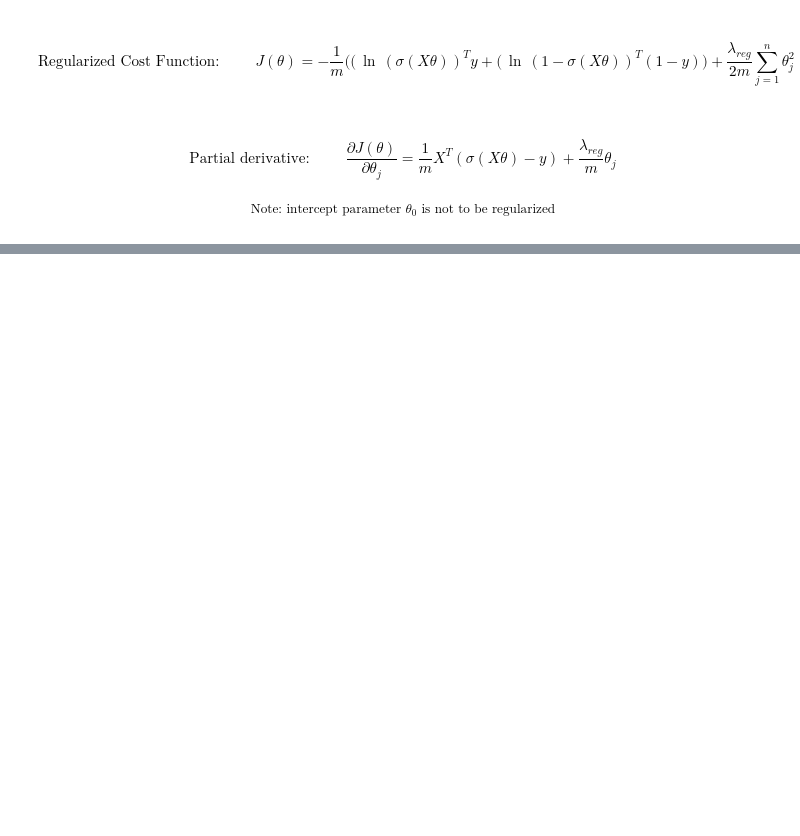
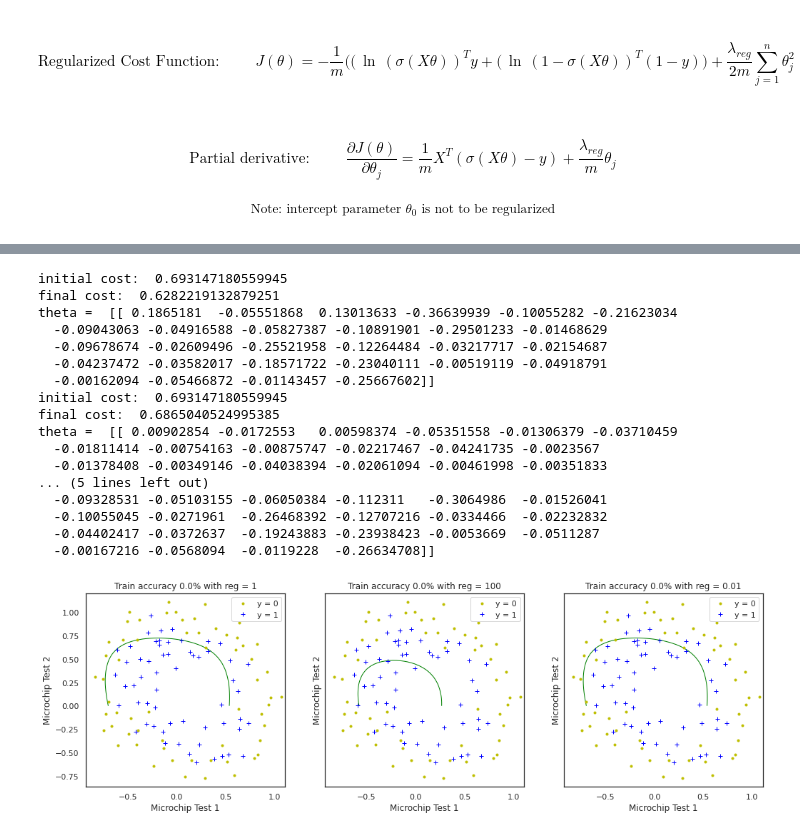
Before and after one commit to KevoSoftworks/machine_learning, a Jupyter notebook: logistic_regression/assignment_part_2.ipynb, the cells around one changed output, grey strips where cells are left out. Cells and saved outputs as stored; diff of their text form; code cells hidden in the pictures; blank space fills up the shorter version.

```diff
--- a/logistic_regression/assignment_part_2.ipynb
+++ b/logistic_regression/assignment_part_2.ipynb
@@ -92,3 +120,10 @@ def gradientReg(theta, X, y, reg):
+# %%
+IDENT_A = np.identity(XX.shape[1])
+IDENT_A[0, 0] = 0
+def gradientReg(theta, X, y, reg):
+    m = y.size
+    grad = 1/m * X.T @ (sigmoid(X @ theta) - y) + reg/m * IDENT_A @ theta
+    return grad
 # %%
 initial_theta = np.c_[np.zeros(XX.shape[1])]
 costFunctionReg(initial_theta, XX, y, 1)
@@ -95,31 +132,64 @@ costFunctionReg(initial_theta, XX, y, 1)
-# %%
-def gradientDescentReg(theta, X, y, reg, alpha = 0.001, num_iters = 50000):
-    M = y.size
-    J = 0
-    for iter in np.arange(num_iters):
-        ## theta = ...
-        ## J = ...
-    return(theta, J)
+# %%
+def gradient_runner(theta, X, y, reg, alpha=0.001, MAX_ITER=1E4, TOL=1E-8):
+    done = lambda prev, cur: np.abs(cur - prev) <= TOL
+    iter = 0
+
+    prevJ = 999
+    J = 995
+
+    while not done(prevJ, J) and iter <= MAX_ITER:
+        prevJ = J
+        theta -= alpha * gradientReg(theta, X, y, reg)
+        J = costFunctionReg(theta, X, y, reg)
+
+        yield iter, theta, J
+        iter += 1
+
+
+def gradientDescentReg(*args, **kwargs):
+    for i, theta, J in gradient_runner(*args, **kwargs):
+        pass
+
+    return theta, J
 # %%
 ## we vary the value of the regulaization parameter, reg
 i = 0
 fig, axes = plt.subplots(1,3, sharey = True, figsize=(17,5))
 for reg in {100, 1, 0.01}:
-    theta = initial_theta
+    theta = copy.deepcopy(initial_theta)
     print('initial cost: ',costFunctionReg(theta, XX, y, reg))
     theta , J = gradientDescentReg(theta, XX, y, reg)
     print('final cost: ',costFunctionReg(theta, XX, y, reg))
     print('theta = ', theta.T)
     accuracy = 100*(sum(predict(theta, XX) == y))/y.size
-    plotData(data2, 'Microchip Test 1', 'Microchip Test 2', 'y = 1', 'y = 0', axes.flatten()[i])
+    plotData(data, 'Microchip Test 1', 'Microchip Test 2', 'y = 1', 'y = 0', axes.flatten()[i])
     # Plot decisionboundary
     x1_min, x1_max = X[:,0].min(), X[:,0].max(),
     x2_min, x2_max = X[:,1].min(), X[:,1].max(),
     xx1, xx2 = np.meshgrid(np.linspace(x1_min, x1_max), np.linspace(x2_min, x2_max))
     h = sigmoid(np.dot(poly.fit_transform(np.c_[xx1.ravel(), xx2.ravel()]), theta))
     h = h.reshape(xx1.shape)
     axes.flatten()[i].contour(xx1, xx2, h, [0.5], linewidths=1, colors='g');
     axes.flatten()[i].set_title('Train accuracy {}% with reg = {}'.format(np.round(accuracy[0], decimals=2), reg))
     i = i + 1
+# %% [output]
+initial cost:  0.693147180559945
+final cost:  0.6282219132879251
+theta =  [[ 0.1865181  -0.05551868  0.13013633 -0.36639939 -0.10055282 -0.21623034
+  -0.09043063 -0.04916588 -0.05827387 -0.10891901 -0.29501233 -0.01468629
+  -0.09678674 -0.02609496 -0.25521958 -0.12264484 -0.03217717 -0.02154687
+  -0.04237472 -0.03582017 -0.18571722 -0.23040111 -0.00519119 -0.04918791
+  -0.00162094 -0.05466872 -0.01143457 -0.25667602]]
+initial cost:  0.693147180559945
+final cost:  0.6865040524995385
+theta =  [[ 0.00902854 -0.0172553   0.00598374 -0.05351558 -0.01306379 -0.03710459
+  -0.01811414 -0.00754163 -0.00875747 -0.02217467 -0.04241735 -0.0023567
+  -0.01378408 -0.00349146 -0.04038394 -0.02061094 -0.00461998 -0.00351833
+... (5 lines left out)
+  -0.09328531 -0.05103155 -0.06050384 -0.112311   -0.3064986  -0.01526041
+  -0.10055045 -0.0271961  -0.26468392 -0.12707216 -0.0334466  -0.02232832
+  -0.04402417 -0.0372637  -0.19243883 -0.23938423 -0.0053669  -0.0511287
+  -0.00167216 -0.0568094  -0.0119228  -0.26634708]]
+[figure, added]
 # %%
 ## what is your comment on these results
```
Also changed, not shown: parts of 15 cells of this notebook.
